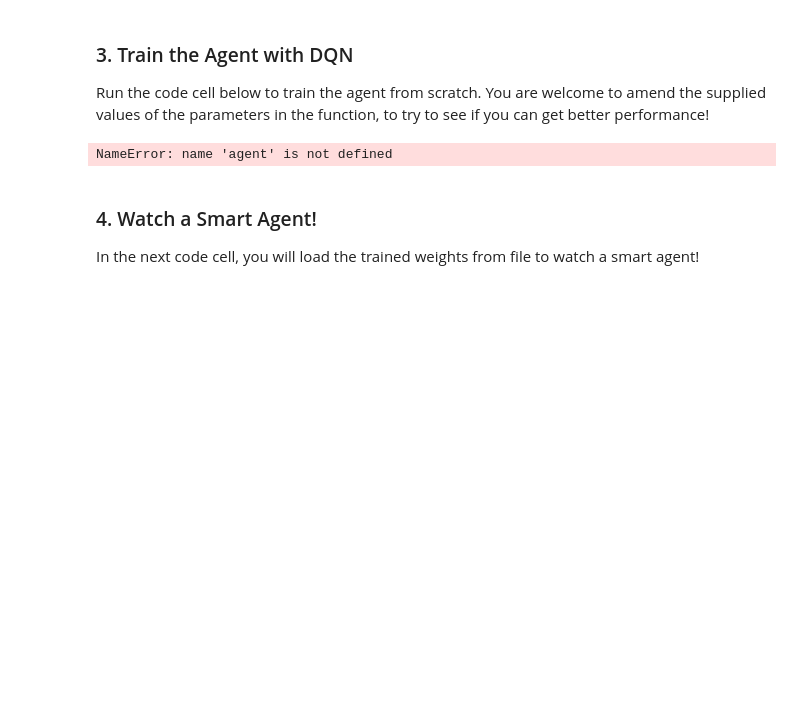
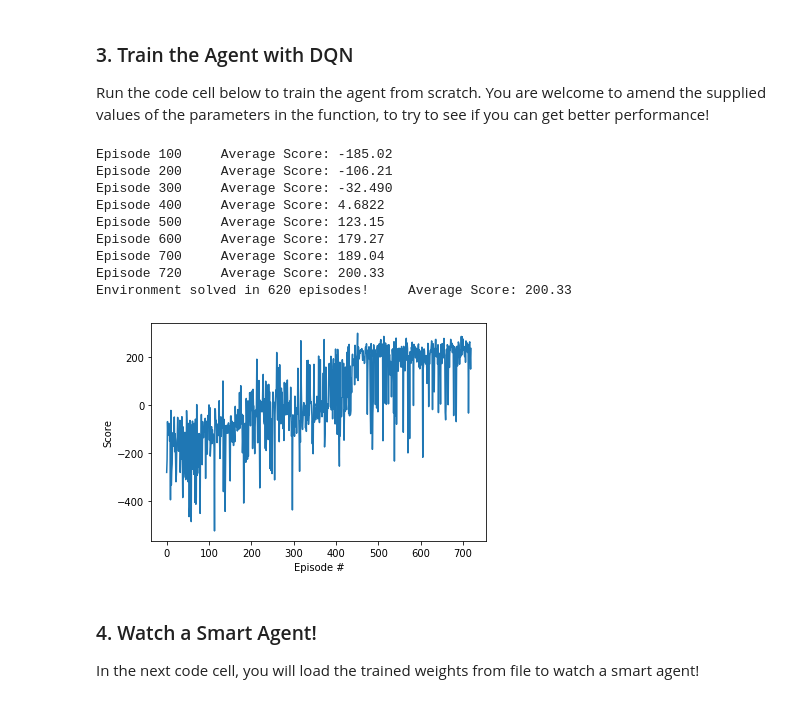
Before and after one commit to guti1/udacity_drl_nd, a Jupyter notebook: exercises/DQN/solution/Deep_Q_Network.ipynb, the cells around one changed output. Drawn from its saved outputs; the diff is of its cells as text; code cells hidden in the pictures; blank space fills up the shorter version.

```diff
--- a/exercises/DQN/solution/Deep_Q_Network.ipynb
+++ b/exercises/DQN/solution/Deep_Q_Network.ipynb
@@ -58,6 +58,9 @@ ValueError: optimizer got an empty parameter list
 
 Run the code cell below to train the agent from scratch.  You are welcome to amend the supplied values of the parameters in the function, to try to see if you can get better performance!
 # %%
+from dqn_agent import Agent
+
+agent = Agent(state_size=8, action_size=4, seed=0)
 def dqn(n_episodes=2000, max_t=1000, eps_start=1.0, eps_end=0.01, eps_decay=0.995):
     """Deep Q-Learning.
 
@@ -78,34 +81,43 @@ def dqn(n_episodes=2000, max_t=1000, eps_start=1.0, eps_end=0.01, eps_decay=0.99
         for t in range(max_t):
             action = agent.act(state, eps)
             next_state, reward, done, _ = env.step(action)
             agent.step(state, action, reward, next_state, done)
             state = next_state
             score += reward
             if done:
                 break
         scores_window.append(score)       # save most recent score
         scores.append(score)              # save most recent score
         eps = max(eps_end, eps_decay*eps) # decrease epsilon
         print('\rEpisode {}\tAverage Score: {:.2f}'.format(i_episode, np.mean(scores_window)), end="")
         if i_episode % 100 == 0:
             print('\rEpisode {}\tAverage Score: {:.2f}'.format(i_episode, np.mean(scores_window)))
         if np.mean(scores_window)>=200.0:
             print('\nEnvironment solved in {:d} episodes!\tAverage Score: {:.2f}'.format(i_episode-100, np.mean(scores_window)))
             torch.save(agent.qnetwork_local.state_dict(), 'checkpoint.pth')
             break
     return scores
 
 scores = dqn()
 
 # plot the scores
 fig = plt.figure()
 ax = fig.add_subplot(111)
 plt.plot(np.arange(len(scores)), scores)
 plt.ylabel('Score')
 plt.xlabel('Episode #')
 plt.show()
 # %% [output]
-NameError: name 'agent' is not defined
+Episode 100     Average Score: -185.02
+Episode 200     Average Score: -106.21
+Episode 300     Average Score: -32.490
+Episode 400     Average Score: 4.6822
+Episode 500     Average Score: 123.15
+Episode 600     Average Score: 179.27
+Episode 700     Average Score: 189.04
+Episode 720     Average Score: 200.33
+Environment solved in 620 episodes!     Average Score: 200.33
+[figure, added]
 # %% [markdown]
 ### 4. Watch a Smart Agent!
 
```
Also changed, not shown: parts of 2 cells of this notebook.
